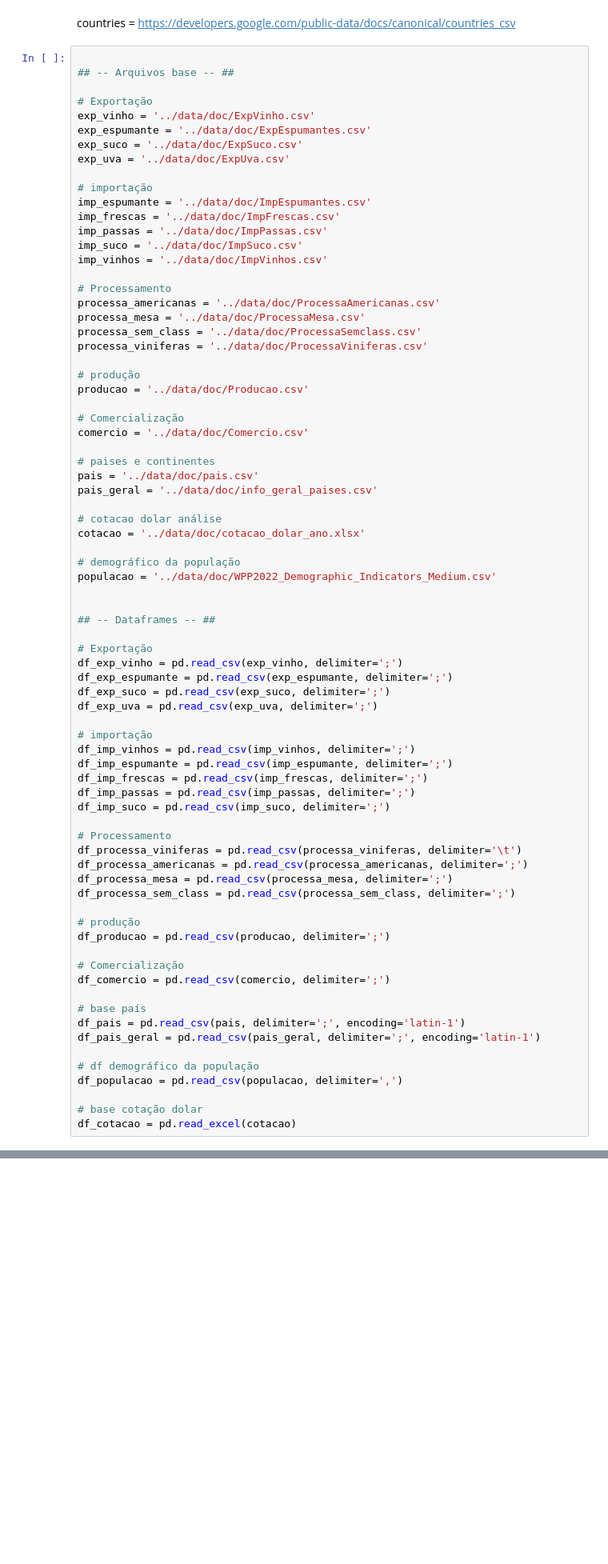
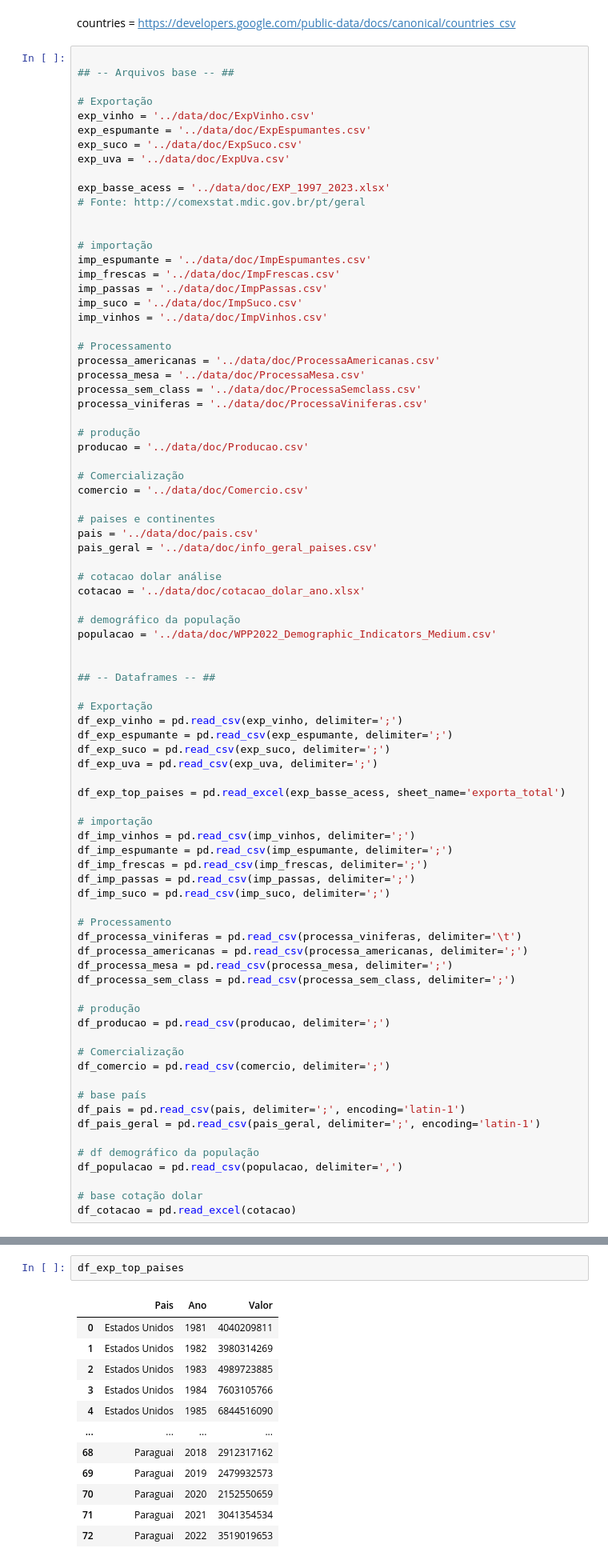
Before and after one commit to Leandro-Braga/wine_techchallenge-, a Jupyter notebook: notebook_testes/Vinicula.ipynb, the cells around one changed output, grey strips where cells are left out. Shown at 80% size. Drawn from its saved outputs; the diff is of its cells as text; blank space fills up the shorter version.

```diff
--- a/notebook_testes/Vinicula.ipynb
+++ b/notebook_testes/Vinicula.ipynb
@@ -28,6 +28,10 @@ exp_vinho = '../data/doc/ExpVinho.csv'
 exp_espumante = '../data/doc/ExpEspumantes.csv'
 exp_suco = '../data/doc/ExpSuco.csv'
 exp_uva = '../data/doc/ExpUva.csv'
+
+exp_basse_acess = '../data/doc/EXP_1997_2023.xlsx'
+# Fonte: http://comexstat.mdic.gov.br/pt/geral
+
 
 # importação
 imp_espumante = '../data/doc/ImpEspumantes.csv'
@@ -67,6 +71,8 @@ df_exp_espumante = pd.read_csv(exp_espumante, delimiter=';')
 df_exp_suco = pd.read_csv(exp_suco, delimiter=';')
 df_exp_uva = pd.read_csv(exp_uva, delimiter=';')
 
+df_exp_top_paises = pd.read_excel(exp_basse_acess, sheet_name='exporta_total')
+
 # importação
 df_imp_vinhos = pd.read_csv(imp_vinhos, delimiter=';')
 df_imp_espumante = pd.read_csv(imp_espumante, delimiter=';')
@@ -145,0 +154,15 @@ df_populacao_geral
+# %%
+df_exp_top_paises
+# %% [output]
+|  | Pais | Ano | Valor |
+| 0 | Estados Unidos | 1981 | 4040209811 |
+| 1 | Estados Unidos | 1982 | 3980314269 |
+| 2 | Estados Unidos | 1983 | 4989723885 |
+| 3 | Estados Unidos | 1984 | 7603105766 |
+| 4 | Estados Unidos | 1985 | 6844516090 |
+| ... | ... | ... | ... |
+| 68 | Paraguai | 2018 | 2912317162 |
+| 69 | Paraguai | 2019 | 2479932573 |
+| 70 | Paraguai | 2020 | 2152550659 |
+| 71 | Paraguai | 2021 | 3041354534 |
+| 72 | Paraguai | 2022 | 3519019653 |
```
Also changed, not shown: parts of 6 cells of this notebook, 11 other files.
